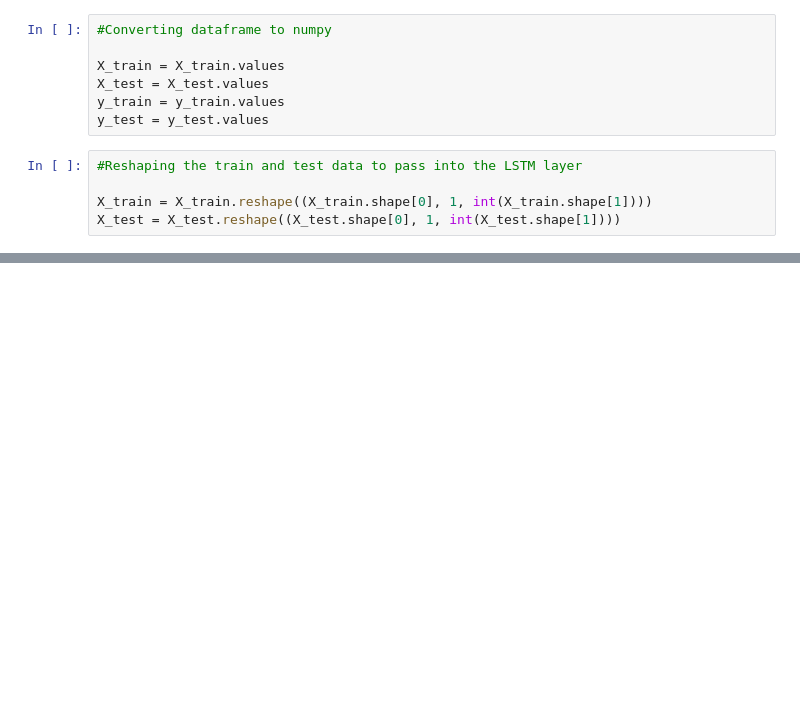
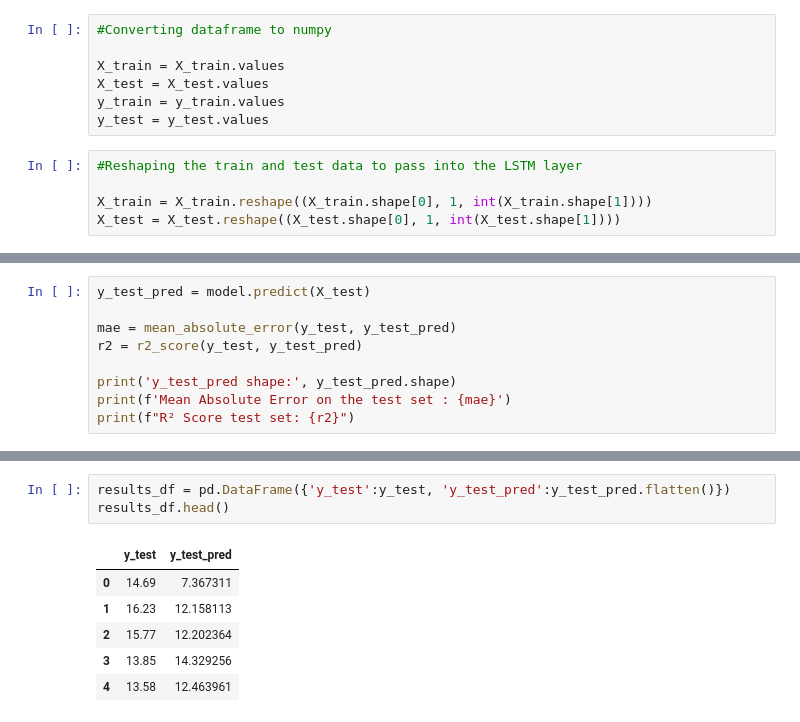
Before and after one commit to kevakba/BESS, a Jupyter notebook: Notebooks/5. LSTM modeling.ipynb, the cells around one changed output, grey strips where cells are left out. Cells and saved outputs as stored; diff of their text form; blank space fills up the shorter version.

```diff
--- a/Notebooks/5. LSTM modeling.ipynb
+++ b/Notebooks/5. LSTM modeling.ipynb
@@ -141,0 +184,9 @@ array([[ 29.214226 ],
+# %%
+y_test_pred = model.predict(X_test)
+
+mae = mean_absolute_error(y_test, y_test_pred)
+r2 = r2_score(y_test, y_test_pred)
+
+print('y_test_pred shape:', y_test_pred.shape)
+print(f'Mean Absolute Error on the test set : {mae}')
+print(f"R² Score test set: {r2}")
@@ -141,0 +211,10 @@ array([[ 29.214226 ],
+# %%
+results_df = pd.DataFrame({'y_test':y_test, 'y_test_pred':y_test_pred.flatten()})
+results_df.head()
+# %% [output]
+|  | y_test | y_test_pred |
+| 0 | 14.69 | 7.367311 |
+| 1 | 16.23 | 12.158113 |
+| 2 | 15.77 | 12.202364 |
+| 3 | 13.85 | 14.329256 |
+| 4 | 13.58 | 12.463961 |
```
Also changed, not shown: parts of 24 cells of this notebook.
